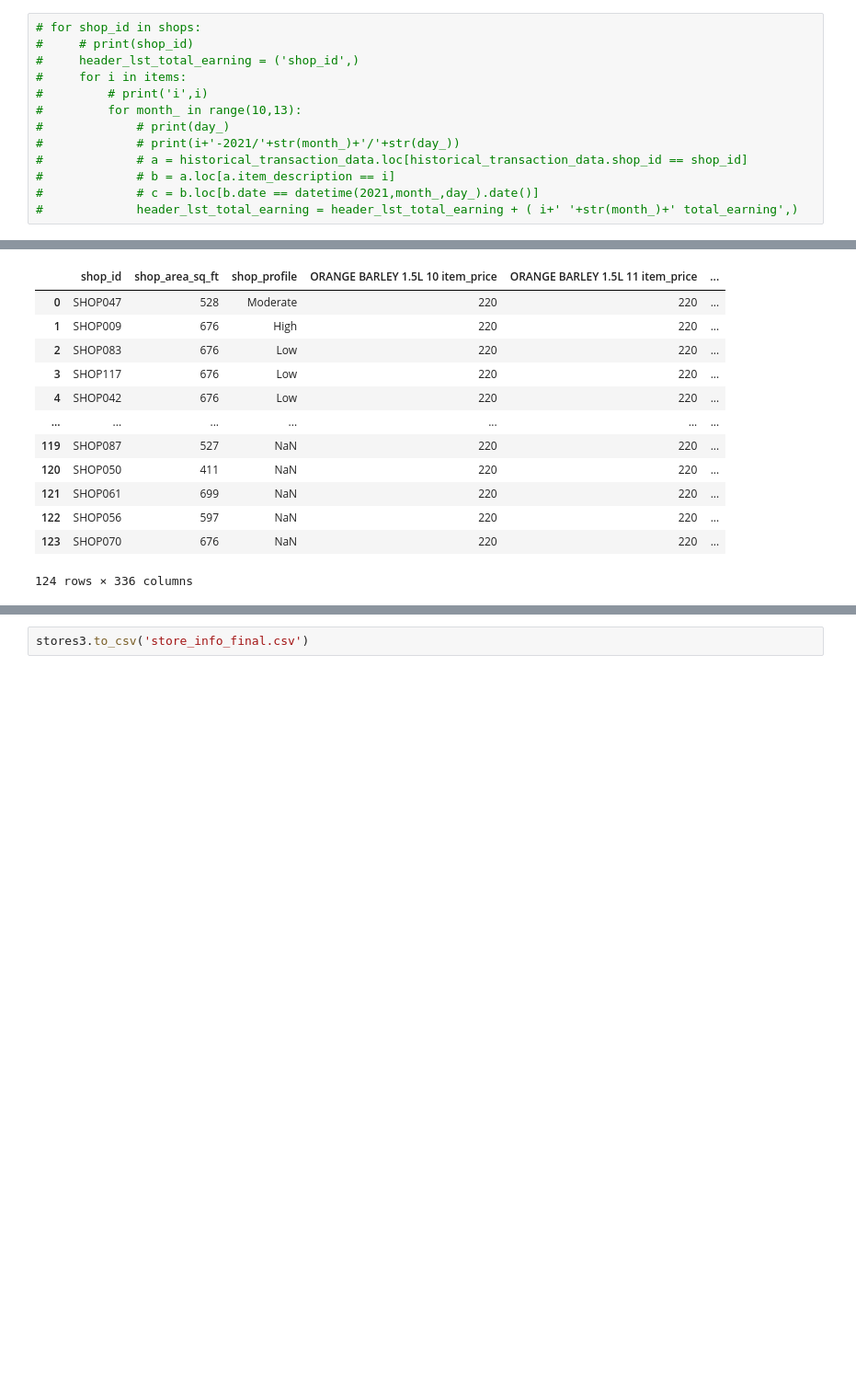
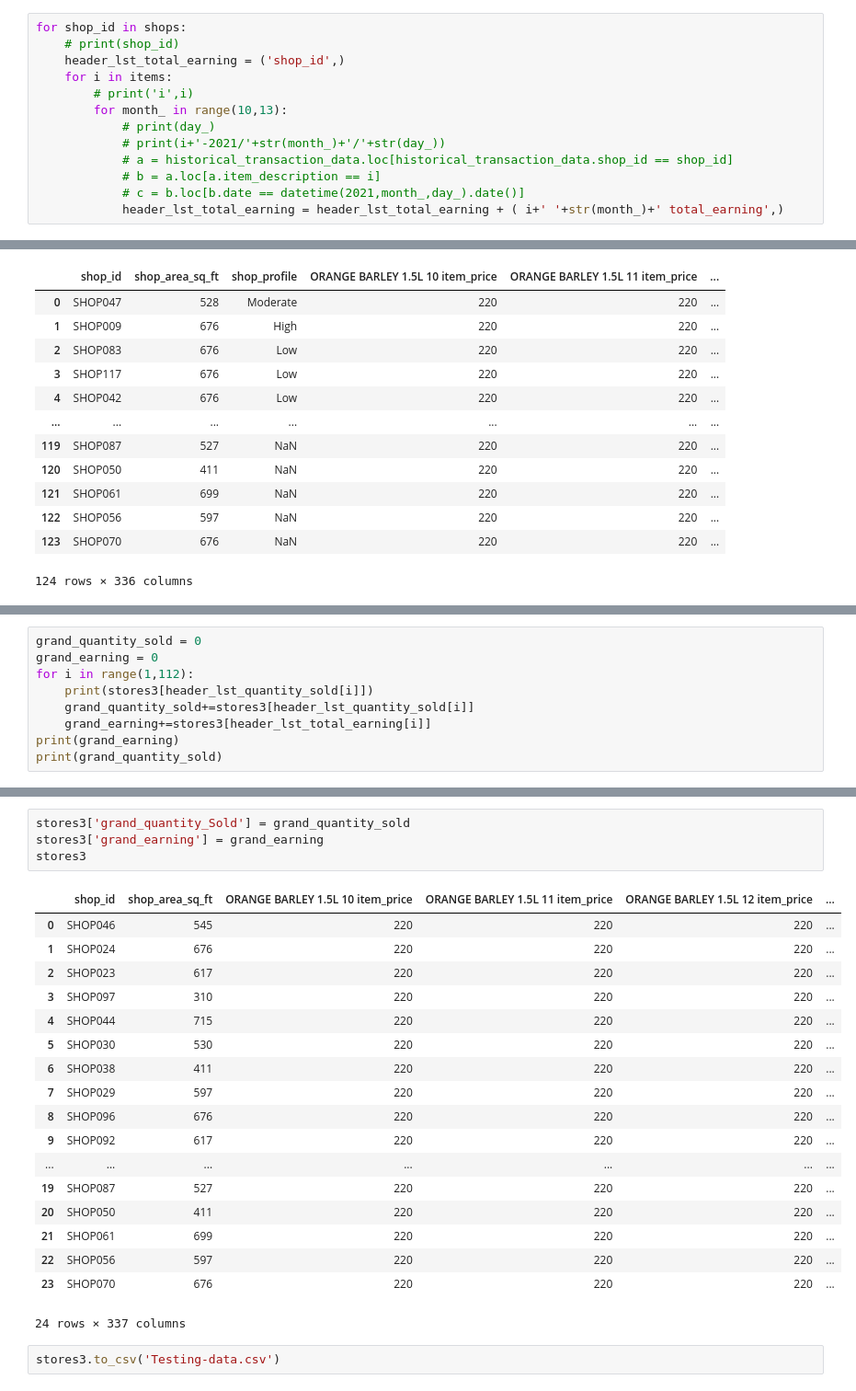
Before and after one commit to sandani98/DataStorm-4.0, a Jupyter notebook: data-storm-4/Day 3/main_day3.ipynb, the cells around one changed output, grey strips where cells are left out. Shown: that part at 92% size. Drawn from its saved outputs; the diff is of its cells as text; blank space fills up the shorter version.

```diff
--- a/data-storm-4/Day 3/main_day3.ipynb
+++ b/data-storm-4/Day 3/main_day3.ipynb
@@ -139,13 +150,13 @@ header_lst_quantity_sold
 # %%
-# for shop_id in shops:
-#     # print(shop_id)
-#     header_lst_total_earning = ('shop_id',)
-#     for i in items:
-#         # print('i',i)
-#         for month_ in range(10,13):
-#             # print(day_)
-#             # print(i+'-2021/'+str(month_)+'/'+str(day_))
-#             # a = historical_transaction_data.loc[historical_transaction_data.shop_id == shop_id]
-#             # b = a.loc[a.item_description == i]
-#             # c = b.loc[b.date == datetime(2021,month_,day_).date()]
-#             header_lst_total_earning = header_lst_total_earning + ( i+' '+str(month_)+' total_earning',)
+for shop_id in shops:
+    # print(shop_id)
+    header_lst_total_earning = ('shop_id',)
+    for i in items:
+        # print('i',i)
+        for month_ in range(10,13):
+            # print(day_)
+            # print(i+'-2021/'+str(month_)+'/'+str(day_))
+            # a = historical_transaction_data.loc[historical_transaction_data.shop_id == shop_id]
+            # b = a.loc[a.item_description == i]
+            # c = b.loc[b.date == datetime(2021,month_,day_).date()]
+            header_lst_total_earning = header_lst_total_earning + ( i+' '+str(month_)+' total_earning',)
@@ -393,0 +421,9 @@ LIME CRUSH JUICE 1L 12 item_price LIME CRUSH JUICE 1L 12 quantity_sold LIME CRUS
+# %%
+grand_quantity_sold = 0
+grand_earning = 0
+for i in range(1,112):
+    print(stores3[header_lst_quantity_sold[i]])
+    grand_quantity_sold+=stores3[header_lst_quantity_sold[i]]
+    grand_earning+=stores3[header_lst_total_earning[i]]
+print(grand_earning)
+print(grand_quantity_sold)
@@ -394,2 +463,25 @@ LIME CRUSH JUICE 1L 12 item_price LIME CRUSH JUICE 1L 12 quantity_sold LIME CRUS
+# %%
+stores3['grand_quantity_Sold'] = grand_quantity_sold
+stores3['grand_earning'] = grand_earning
+stores3
+# %% [output]
+|  | shop_id | shop_area_sq_ft | ORANGE BARLEY 1.5L 10 item_price | ORANGE BARLEY 1.5L 11 item_price | ORANGE BARLEY 1.5L 12 item_price | ... |
+| 0 | SHOP046 | 545 | 220 | 220 | 220 | ... |
+| 1 | SHOP024 | 676 | 220 | 220 | 220 | ... |
+| 2 | SHOP023 | 617 | 220 | 220 | 220 | ... |
+| 3 | SHOP097 | 310 | 220 | 220 | 220 | ... |
+| 4 | SHOP044 | 715 | 220 | 220 | 220 | ... |
+| 5 | SHOP030 | 530 | 220 | 220 | 220 | ... |
+| 6 | SHOP038 | 411 | 220 | 220 | 220 | ... |
+| 7 | SHOP029 | 597 | 220 | 220 | 220 | ... |
+| 8 | SHOP096 | 676 | 220 | 220 | 220 | ... |
+| 9 | SHOP092 | 617 | 220 | 220 | 220 | ... |
+| ... | ... | ... | ... | ... | ... | ... |
+| 19 | SHOP087 | 527 | 220 | 220 | 220 | ... |
+| 20 | SHOP050 | 411 | 220 | 220 | 220 | ... |
+| 21 | SHOP061 | 699 | 220 | 220 | 220 | ... |
+| 22 | SHOP056 | 597 | 220 | 220 | 220 | ... |
+| 23 | SHOP070 | 676 | 220 | 220 | 220 | ... |
+24 rows × 337 columns
 # %%
-stores3.to_csv('store_info_final.csv')
+stores3.to_csv('Testing-data.csv')
```
Also changed, not shown: parts of 13 cells of this notebook, 10 other files.
